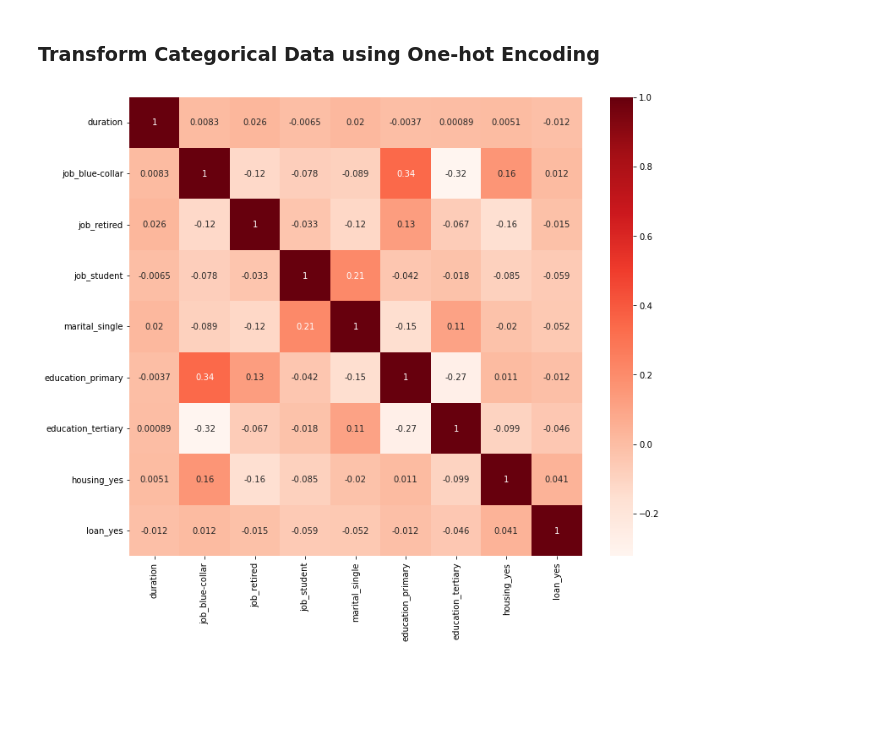
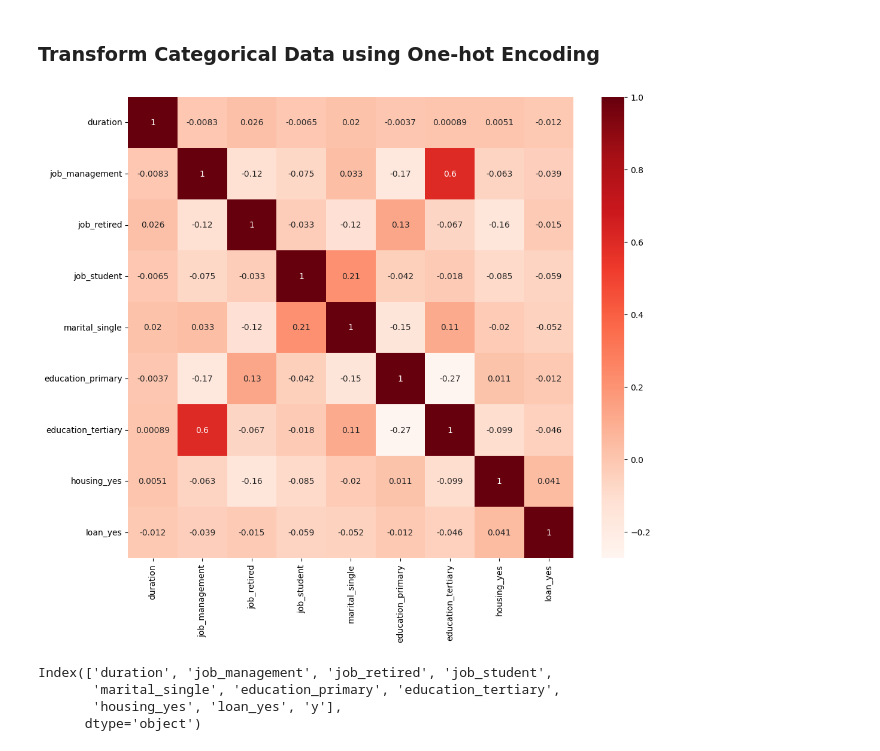
Before and after one commit to AthimetA/FRA503_HW_ML, a Jupyter notebook: HW1-ML.ipynb, the cells around one changed output. Drawn from its saved outputs; the diff is of its cells as text; code cells hidden in the pictures; blank space fills up the shorter version.

```diff
--- a/HW1-ML.ipynb
+++ b/HW1-ML.ipynb
@@ -190,16 +197,22 @@ x = pd.get_dummies(x)
 # %%
 selector = SelectKBest(chi2, k=12)
 df_new = selector.fit(x, y)
 
 col = selector.get_support(indices=True)
 df_new = x.iloc[:,col]
 
-df_new = df_new.drop(columns=['housing_no','marital_married','job_management'])
+df_new = df_new.drop(columns=['housing_no','marital_married','job_blue-collar'])
 
 checkCorrFF(df_new)
 # %% [output]
-[figure, old version]
+[figure, new version]
 # %%
 df = pd.concat([df_new, y], axis=1)
 # df_new
 # checkCorrFT(df_new.iloc[:,lambda x: [0,1,2,-1]], 'y')
+df.columns
+# %% [output]
+Index(['duration', 'job_management', 'job_retired', 'job_student',
+       'marital_single', 'education_primary', 'education_tertiary',
+       'housing_yes', 'loan_yes', 'y'],
+      dtype='object')
```
Also changed, not shown: parts of 11 cells of this notebook.
